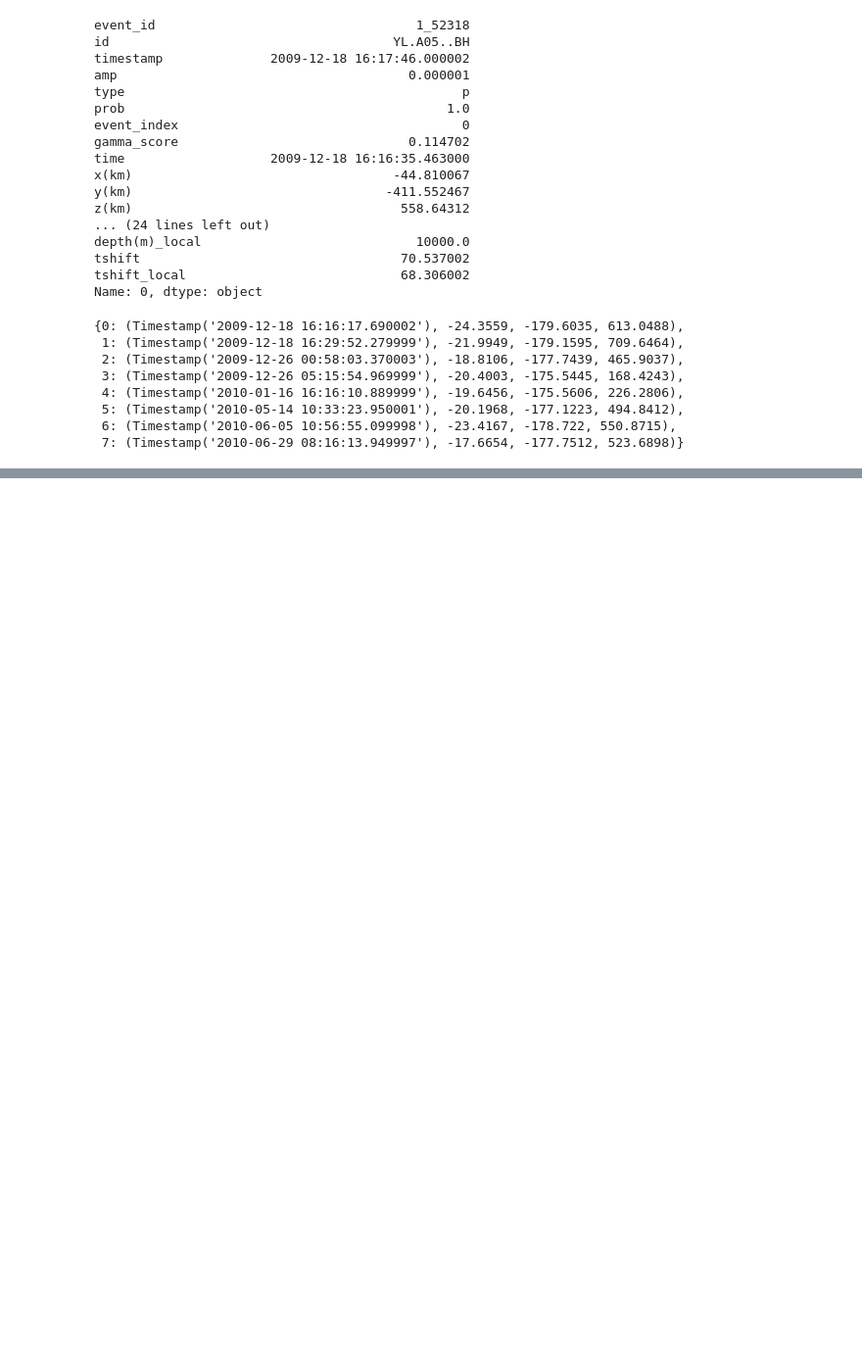
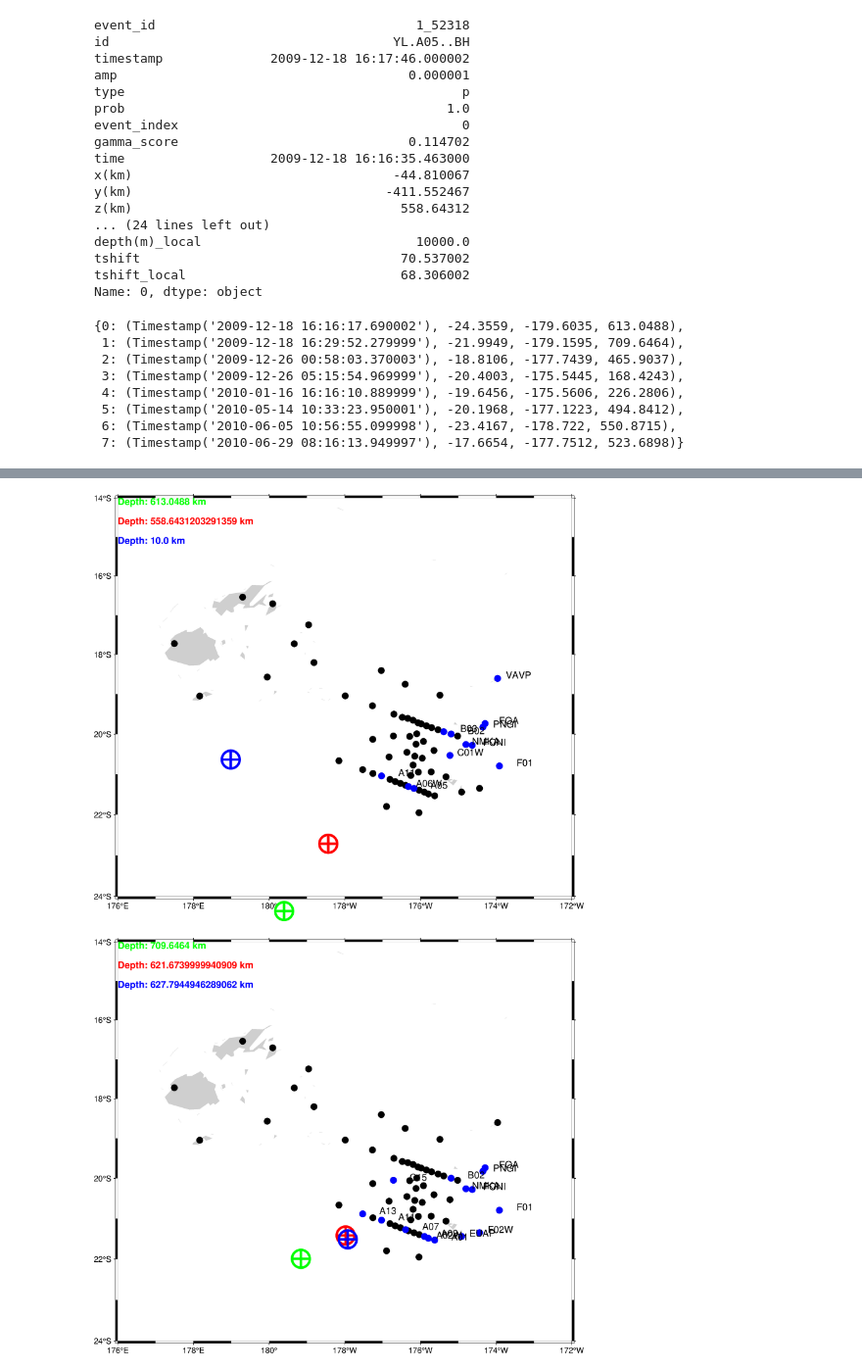
Before and after one commit to ziyixi/GaMMA-example, a Jupyter notebook: visualize/show_gamma_result.ipynb, the cells around one changed output, grey strips where cells are left out. Shown at 98% size. Cells and saved outputs as stored; diff of their text form; code cells hidden in the pictures; blank space fills up the shorter version.

```diff
--- a/visualize/show_gamma_result.ipynb
+++ b/visualize/show_gamma_result.ipynb
@@ -161,35 +195,46 @@ for index in range(3):
 # %%
 # show the stations' locations on the map using pygmt
 def show_map(df,index):
     REGION=[-184, -172, -24, -14]
 
     fig = pygmt.Figure()
     fig.basemap(region=REGION, projection="M8i",
                         frame=["WSen", "xafg", "yafg"])
     fig.coast(water="white", resolution="l", land="GRAY81",
                 borders=["1/0.1p,black"], lakes=["GRAY81"])
     fig.plot(x=stations['longitude'], y=stations['latitude'], style="c0.3c", fill="black")
     # plot longitude and latitude of stations in df in red color
     fig.plot(x=df['longitude_station'], y=df['latitude_station'], style="c0.3c", fill="blue")
     # also text the station id
     for i in range(len(df)):
         fig.text(x=df.iloc[i]['longitude_station'], y=df.iloc[i]['latitude_station'], text=df.iloc[i]['id'].split(".")[1], font='12p', justify='TR',offset="1.5c/0.3c")
     # plot event origin (longitude, latitude) in big circle with no fill
     # print(df.iloc[0]['longitude'], df.iloc[0]['latitude'])
-    fig.plot(x=df.iloc[0]['longitude'], y=df.iloc[0]['latitude'], style="c0.8c", fill=None, pen="3p,red")
-    fig.plot(x=df.iloc[0]['longitude'], y=df.iloc[0]['latitude'], style="+0.8c", pen="3p,red")
+    fig.plot(x=df.iloc[0]['longitude'], y=df.iloc[0]['latitude'], style="c0.8c", fill=None, pen="3p,red",no_clip=True)
+    fig.plot(x=df.iloc[0]['longitude'], y=df.iloc[0]['latitude'], style="+0.8c", pen="3p,red",no_clip=True)
     # fig.text(x=df.iloc[0]['longitude'], y=df.iloc[0]['latitude'], text="INV", font='12p', justify='TR',offset="1.5c/0.3c")
     # print(ground_truth_mapper[index][1],ground_truth_mapper[index][2])
-    fig.plot(x=ground_truth_mapper[index][2], y=ground_truth_mapper[index][1], style="c0.8c", fill=None, pen="3p,green")
-    fig.plot(x=ground_truth_mapper[index][2], y=ground_truth_mapper[index][1], style="+0.8c", pen="3p,green")
+    fig.plot(x=ground_truth_mapper[index][2], y=ground_truth_mapper[index][1], style="c0.8c", fill=None, pen="3p,green",no_clip=True)
+    fig.plot(x=ground_truth_mapper[index][2], y=ground_truth_mapper[index][1], style="+0.8c", pen="3p,green",no_clip=True)
     # fig.text(x=ground_truth_mapper[index][2], y=ground_truth_mapper[index][1], text="GT", font='12p', justify='BL',offset="1.5c/0.3c")
 
     # plot local event origin (longitude, latitude) in big circle with no fill
-    fig.plot(x=df.iloc[0]['longitude_local'], y=df.iloc[0]['latitude_local'], style="c0.8c", fill=None, pen="3p,blue")
-    fig.plot(x=df.iloc[0]['longitude_local'], y=df.iloc[0]['latitude_local'], style="+0.8c", pen="3p,blue")
+    fig.plot(x=df.iloc[0]['longitude_local'], y=df.iloc[0]['latitude_local'], style="c0.8c", fill=None, pen="3p,blue",no_clip=True)
+    fig.plot(x=df.iloc[0]['longitude_local'], y=df.iloc[0]['latitude_local'], style="+0.8c", pen="3p,blue",no_clip=True)
+
+    # text in the same color as origin for the event depth, put the text at the upper left of the figure
+    fig.text(x=176, y=-15+1,
+                text=f"Depth: {ground_truth_mapper[index][3]} km", font="12p,Helvetica-Bold,green", justify='TL')
+    fig.text(x=176, y=-15+0.5,
+                text=f"Depth: {df.iloc[0]['z(km)']} km", font="12p,Helvetica-Bold,red", justify='TL')
+    fig.text(x=176, y=-15,
+                text=f"Depth: {df.iloc[0]['z(km)_local']} km", font="12p,Helvetica-Bold,blue", justify='TL')
 
     fig.show()
 
 # show_map(df_global_list[0],0)
-for index in range(3):
+for index in range(8):
     show_map(df_global_list[index],index)
+# %% [output]
+[figure, added]
+[figure, added]
```
Also changed, not shown: parts of 2 cells of this notebook.
